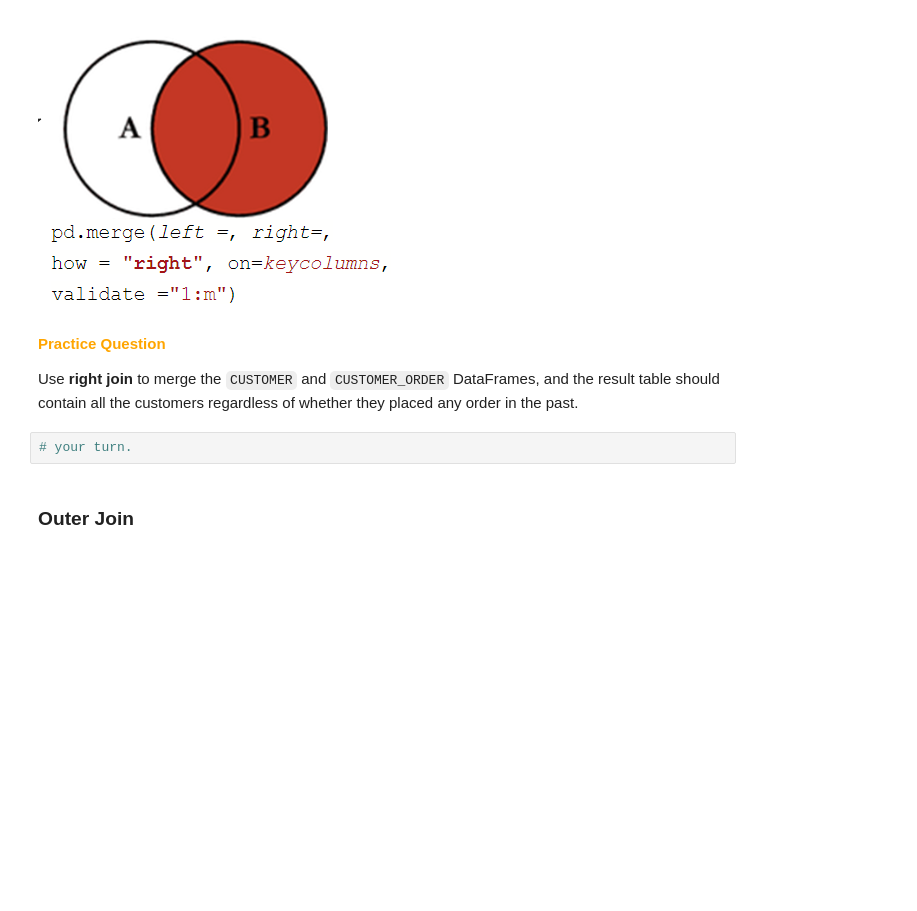
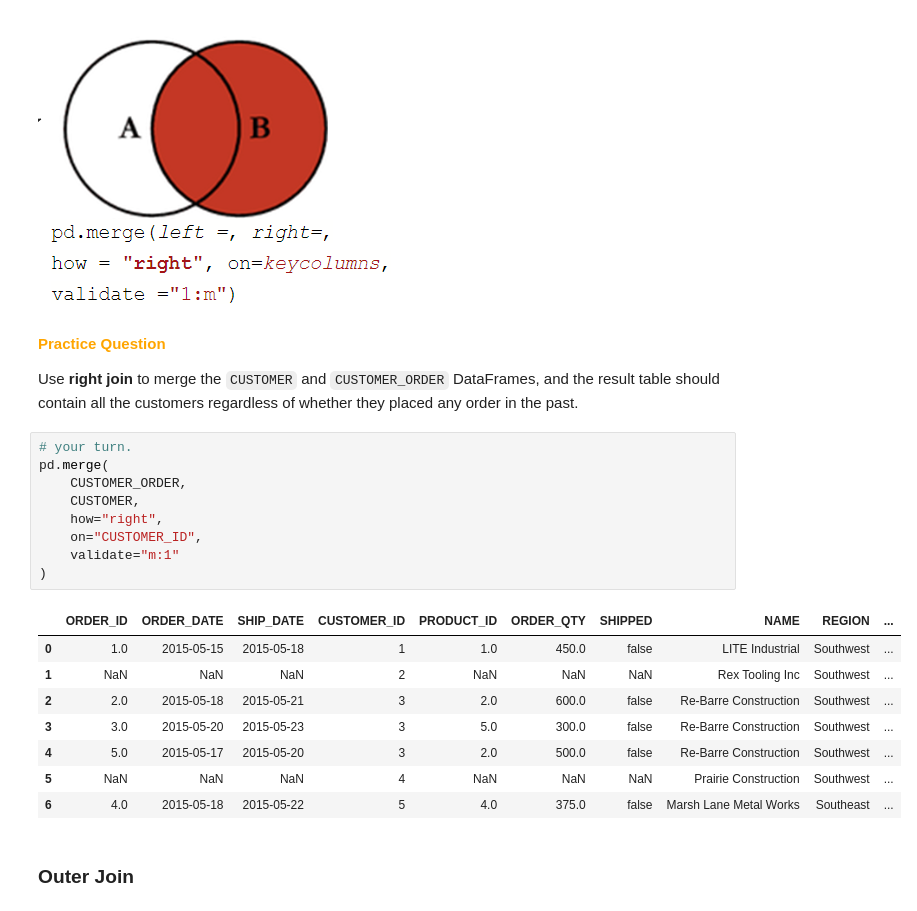
Before and after one commit to gmseong/BAM5103, a Jupyter notebook: session_5_join_and_combine_datasets.ipynb, the cells around one changed output. Drawn from its saved outputs; the diff is of its cells as text; blank space fills up the shorter version.

```diff
--- a/session_5_join_and_combine_datasets.ipynb
+++ b/session_5_join_and_combine_datasets.ipynb
@@ -229,8 +243,24 @@ RIGHT JOIN is almost identical to the left join, the only difference is that rig
 <font color="orange">**Practice Question**</font>
 
 Use **right join** to merge the `CUSTOMER` and `CUSTOMER_ORDER` DataFrames, and the result table should contain all the customers regardless of whether they placed any order in the past.
-# %%
-# your turn.
+# %%
+# your turn.
+pd.merge(
+    CUSTOMER_ORDER,
+    CUSTOMER,
+    how="right",
+    on="CUSTOMER_ID",
+    validate="m:1"
+)
+# %% [output]
+|  | ORDER_ID | ORDER_DATE | SHIP_DATE | CUSTOMER_ID | PRODUCT_ID | ORDER_QTY | SHIPPED | NAME | REGION | ... |
+| 0 | 1.0 | 2015-05-15 | 2015-05-18 | 1 | 1.0 | 450.0 | false | LITE Industrial | Southwest | ... |
+| 1 | NaN | NaN | NaN | 2 | NaN | NaN | NaN | Rex Tooling Inc | Southwest | ... |
+| 2 | 2.0 | 2015-05-18 | 2015-05-21 | 3 | 2.0 | 600.0 | false | Re-Barre Construction | Southwest | ... |
+| 3 | 3.0 | 2015-05-20 | 2015-05-23 | 3 | 5.0 | 300.0 | false | Re-Barre Construction | Southwest | ... |
+| 4 | 5.0 | 2015-05-17 | 2015-05-20 | 3 | 2.0 | 500.0 | false | Re-Barre Construction | Southwest | ... |
+| 5 | NaN | NaN | NaN | 4 | NaN | NaN | NaN | Prairie Construction | Southwest | ... |
+| 6 | 4.0 | 2015-05-18 | 2015-05-22 | 5 | 4.0 | 375.0 | false | Marsh Lane Metal Works | Southeast | ... |
 # %% [markdown]
 ### Outer Join
 # %% [markdown]
```
Also changed, not shown: parts of 15 cells of this notebook.
